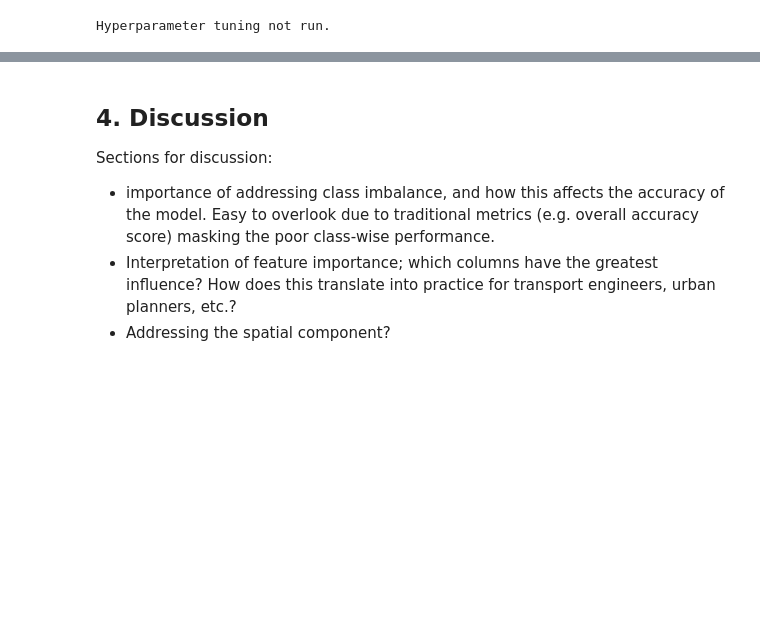
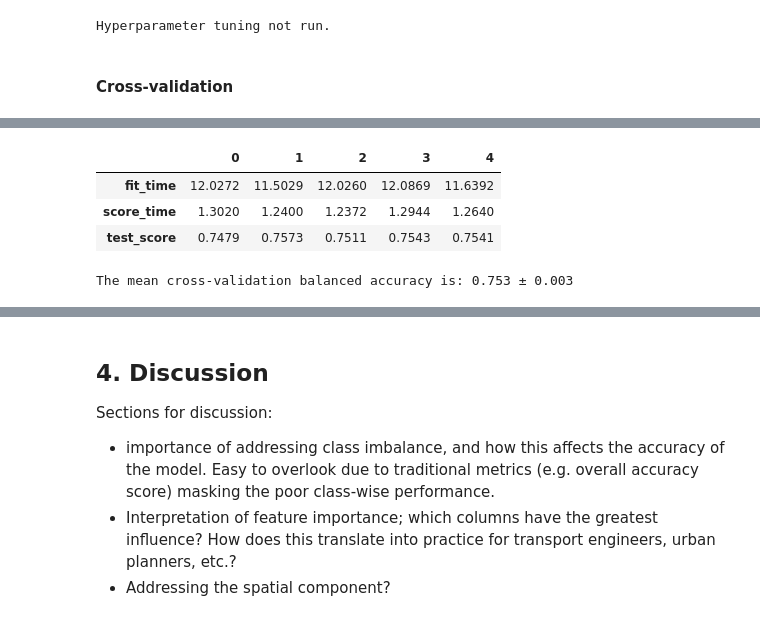
Before and after one commit to joepost/casa0006_assessment, a Jupyter notebook: final-assessment.ipynb, the cells around one changed output, grey strips where cells are left out. Drawn from its saved outputs; the diff is of its cells as text; code cells hidden in the pictures; blank space fills up the shorter version.

Commit message:
select best performing model - start PFI

```diff
--- a/final-assessment.ipynb
+++ b/final-assessment.ipynb
@@ -412,9 +424,9 @@ The first step in preparing a machine learning model is to split the dataset int
 # %%
 # Set inputs for model
-data = df    # alternative: full dataset 'gdf'
+data = gdf    # alternative: full dataset 'gdf'
 y_var = 'crashSeverity_3cat'
 # %%
-dataX = data.drop(columns=['crashSeverity', 'crashSeverity_3cat', 'seriousInjuryCount', 'fatalCount'])  # create df containing only the predictor variables
+dataX = data.drop(columns=['crashSeverity', 'crashSeverity_3cat', 'seriousInjuryCount', 'minorInjuryCount', 'fatalCount', 'X', 'Y'])  # create df containing only the predictor variables
 dataY = data[y_var]  # create array containing only the classifications/labels
 
 random_state_split = 50
@@ -458,8 +465,12 @@ categorical_columns = categorical_columns_selector(data)
 # %%
 # Prepare numeric and categorical column lists
 
-numerical_columns.remove('seriousInjuryCount')   # remove the dependent variables  *NOTE: should these just be removed in the cleaning section?
+numerical_columns.remove('seriousInjuryCount')   # remove the dependent variables
 numerical_columns.remove('fatalCount')           # remove the dependent variables
+numerical_columns.remove('minorInjuryCount')           # remove the dependent variables
+
+numerical_columns.remove('X')           # remove the dependent variables
+numerical_columns.remove('Y')           # remove the dependent variables
 
 categorical_columns.remove('crashSeverity')        # remove the dependent variable
 categorical_columns.remove('crashSeverity_3cat')   # remove the dependent variable
@@ -657,0 +610,6 @@ Elapsed time to compute the cross-validation: 4.22 minutes
+# %%
+# Define final model as Balanced RF
+rf_model=make_pipeline(column_preprocessor, BalancedRandomForestClassifier(random_state=random_state_split))
+rf_model_fit = rf_model.fit(train_x, train_y)
+
+rf_model
@@ -694,3 +670,16 @@ else:
     print("Hyperparameter tuning not run.")
 # %% [output]
 Hyperparameter tuning not run.
+# %% [markdown]
+#### Cross-validation
+# %%
+# Perform cross-validation
+start_time = time.time()
+
+cv_results = cross_validate(rf_model, train_x, train_y, cv=5, scoring='balanced_accuracy')
+
+elapsed_time = time.time() - start_time
+print(f"Elapsed time to compute the cross-validation: {round((elapsed_time)/60,2)} minutes")
+
+pd.DataFrame.from_dict(cv_results,orient = 'index')
+# %% [output]
@@ -696,0 +687,10 @@ Hyperparameter tuning not run.
+|  | 0 | 1 | 2 | 3 | 4 |
+| fit_time | 12.0272 | 11.5029 | 12.0260 | 12.0869 | 11.6392 |
+| score_time | 1.3020 | 1.2400 | 1.2372 | 1.2944 | 1.2640 |
+| test_score | 0.7479 | 0.7573 | 0.7511 | 0.7543 | 0.7541 |
+# %%
+scores = cv_results["test_score"]
+print("The mean cross-validation balanced accuracy is: "
+      f"{scores.mean():.3f} ± {scores.std():.3f}")
+# %% [output]
+The mean cross-validation balanced accuracy is: 0.753 ± 0.003
```
Also changed, not shown: parts of 23 cells of this notebook, 3 other files.
